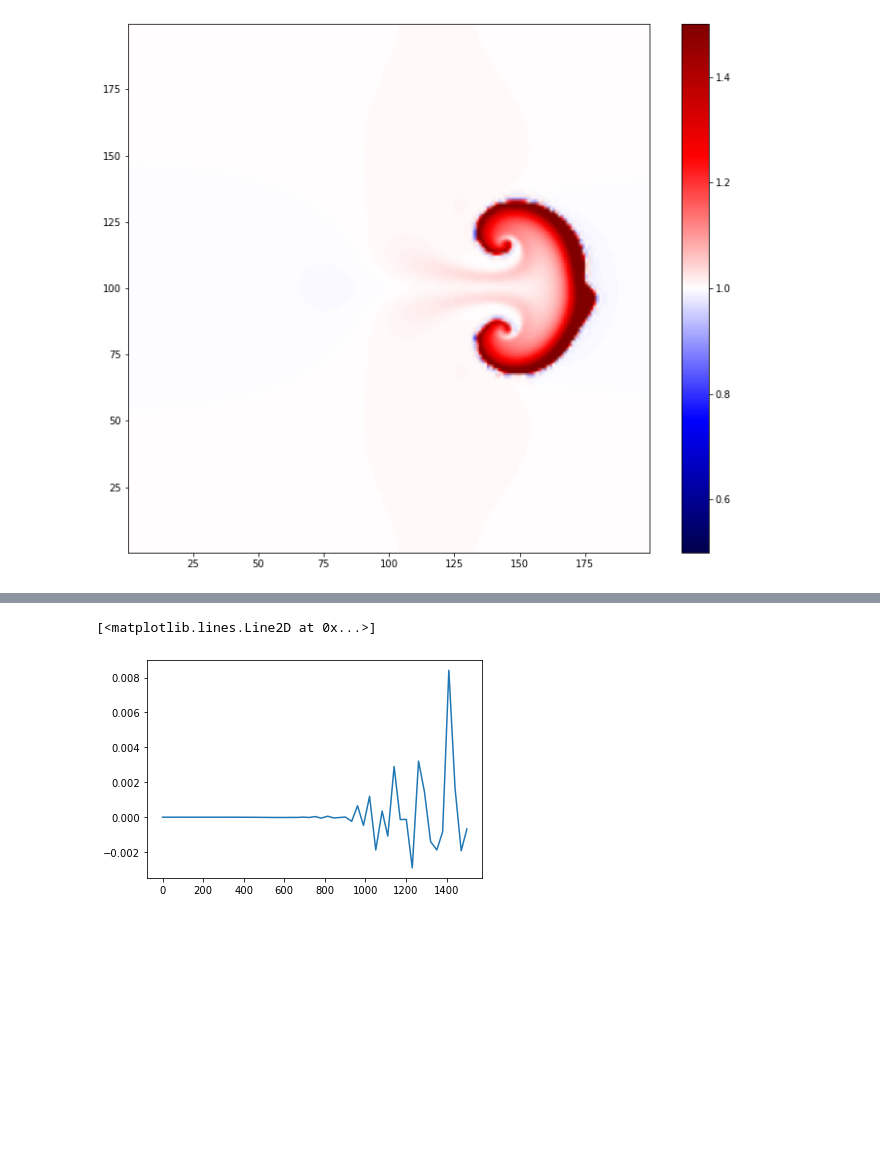
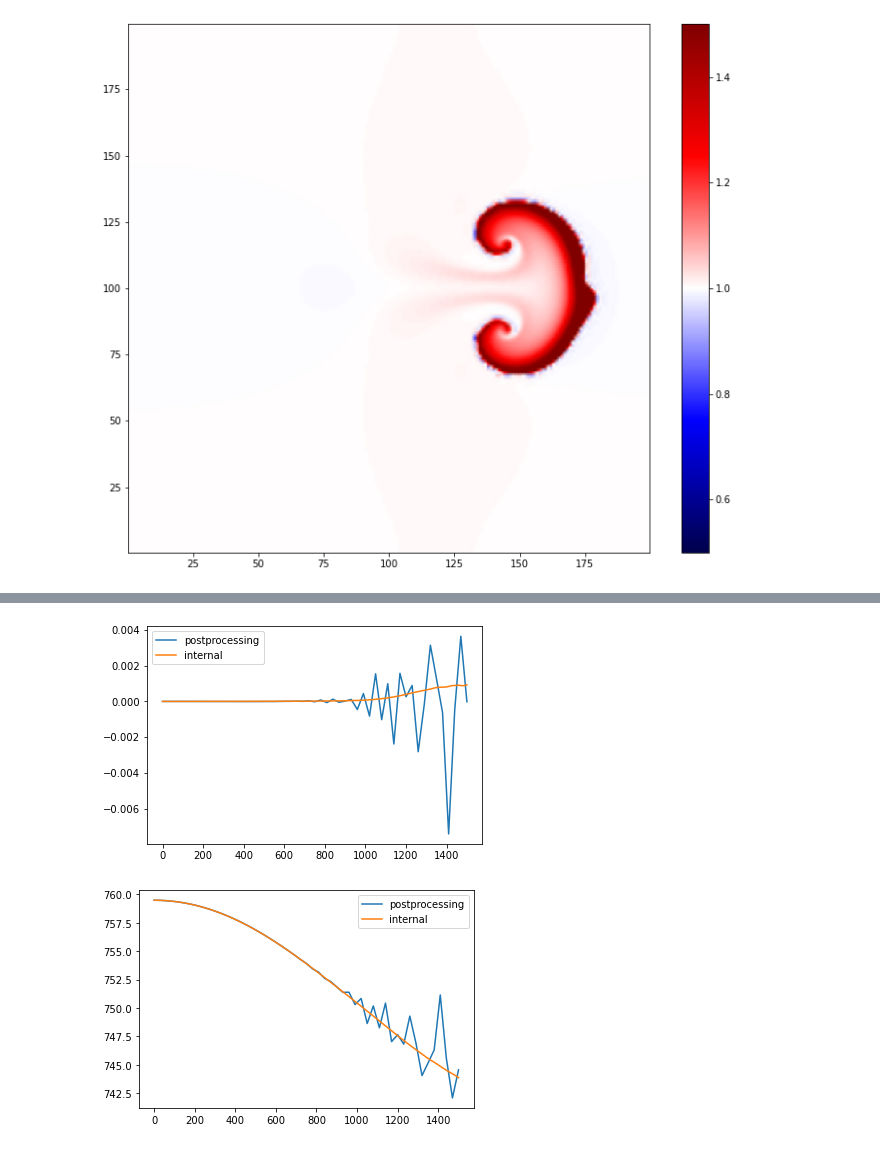
Before and after one commit to mwiesenberger/impurities, a Jupyter notebook: first_plot.ipynb, the cells around one changed output, grey strips where cells are left out. Saved outputs shown, nothing was run; the diff lists cells and outputs as text; code cells hidden in the pictures; blank space fills up the shorter version.

Commit message:
Diagnose difference between internal and postprocessing
find that centered differences are the better difference

```diff
--- a/first_plot.ipynb
+++ b/first_plot.ipynb
@@ -54,6 +54,7 @@ inputfile={
         "type" : "netcdf",
         "tend" : 1500,
         "maxout" : 50,
+        "itstp" : 4,
         "n"  : 3,
         "Nx" : 64,
         "Ny" : 64
@@ -141,6 +142,6 @@ data/d44f8877562eafa2df602adb66c81d5d5ebc8da2.json
 Now we have to either run the simulation or simply read the output data if it is already available in our data base
 # %%
 # Takes about a minute ...
-ncfile=m.create(inputfile, error = "display")
+ncfile=m.recreate(inputfile, error = "display")
 print( ncfile)
 # %% [output]
@@ -221,16 +244,27 @@ print( max(vel))
 # %%
+# Misses
 S_e = ncin["S_e"][:,:,:]
 S_i = ncin["S_i"][:,:,:]
 U_e = ncin["U_e"][:,:,:]
 U_i = ncin["U_i"][:,:,:]
-
+S1d_e = ncin["S1d_e"][:]
+S1d_i = ncin["S1d_i"][:]
+U1d_e = ncin["U1d_e"][:]
+U1d_i = ncin["U1d_i"][:]
 total_energy = np.sum( (S_e + S_i + U_e + U_i)*weights, axis=(1,2) )
-
+total_energy_int = S1d_e + S1d_i + U1d_e + U1d_i
 # plot accuracy of energy
-plt.plot( time, (total_energy[0]-total_energy)/total_energy[0])
+plt.plot( time, (total_energy[0]-total_energy)/total_energy[0], label='postprocessing')
+plt.plot( diag_time, (total_energy_int[0]-total_energy_int)/total_energy_int[0], label='internal')
+plt.legend()
+plt.show()
+plt.plot( time, np.sum(S_e*weights, axis=(1,2)), label='postprocessing')
+plt.plot( diag_time, S1d_e, label='internal')
+plt.legend()
+plt.show()
 # %% [output]
-[<matplotlib.lines.Line2D at 0x...>]
-[figure, old version]
+[figure, new version]
+[figure, added]
 # %%
 # Analyse performance of simulations
 outfiles = simplesim.Manager(directory='data', executable='./execute.sh', filetype='out')
```
Also changed, not shown: parts of 6 cells of this notebook.
